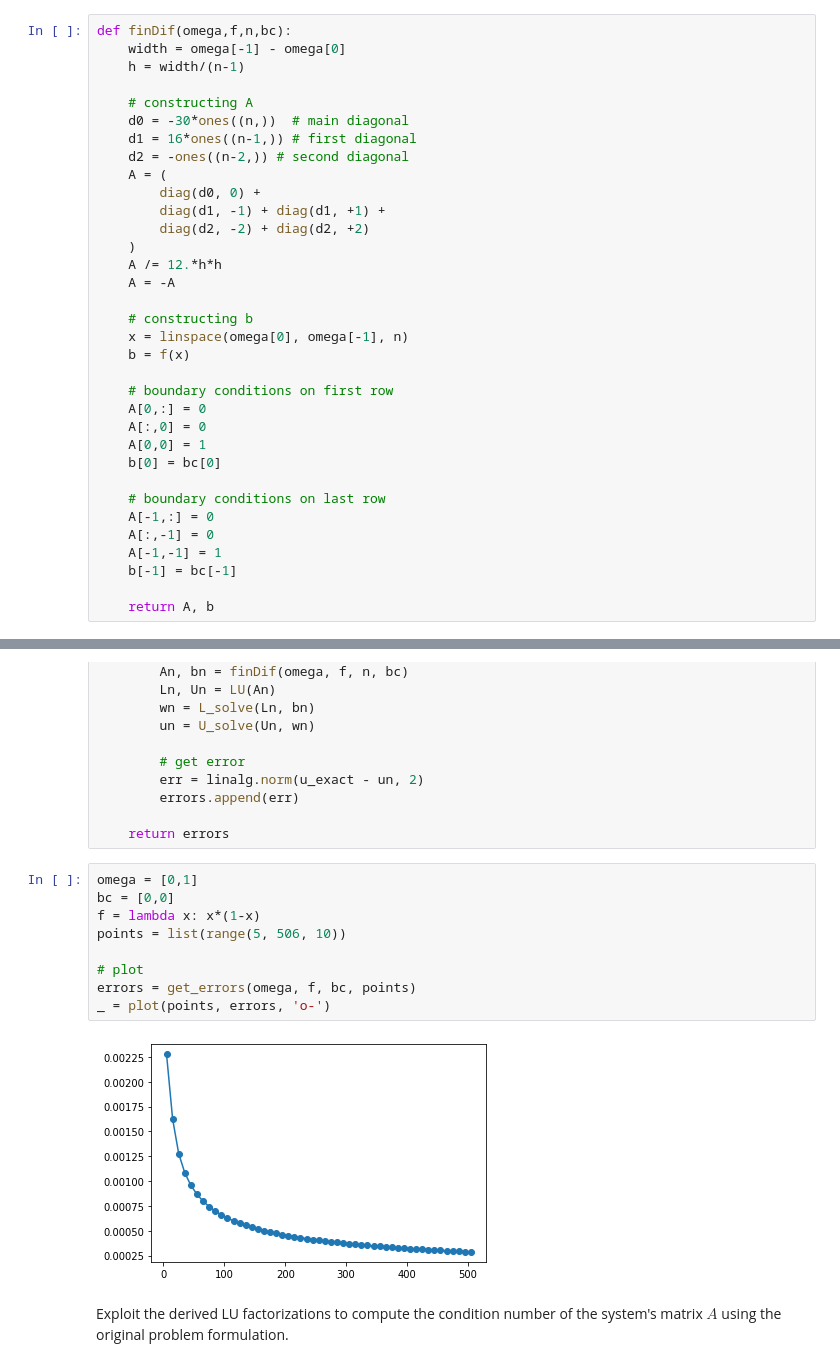
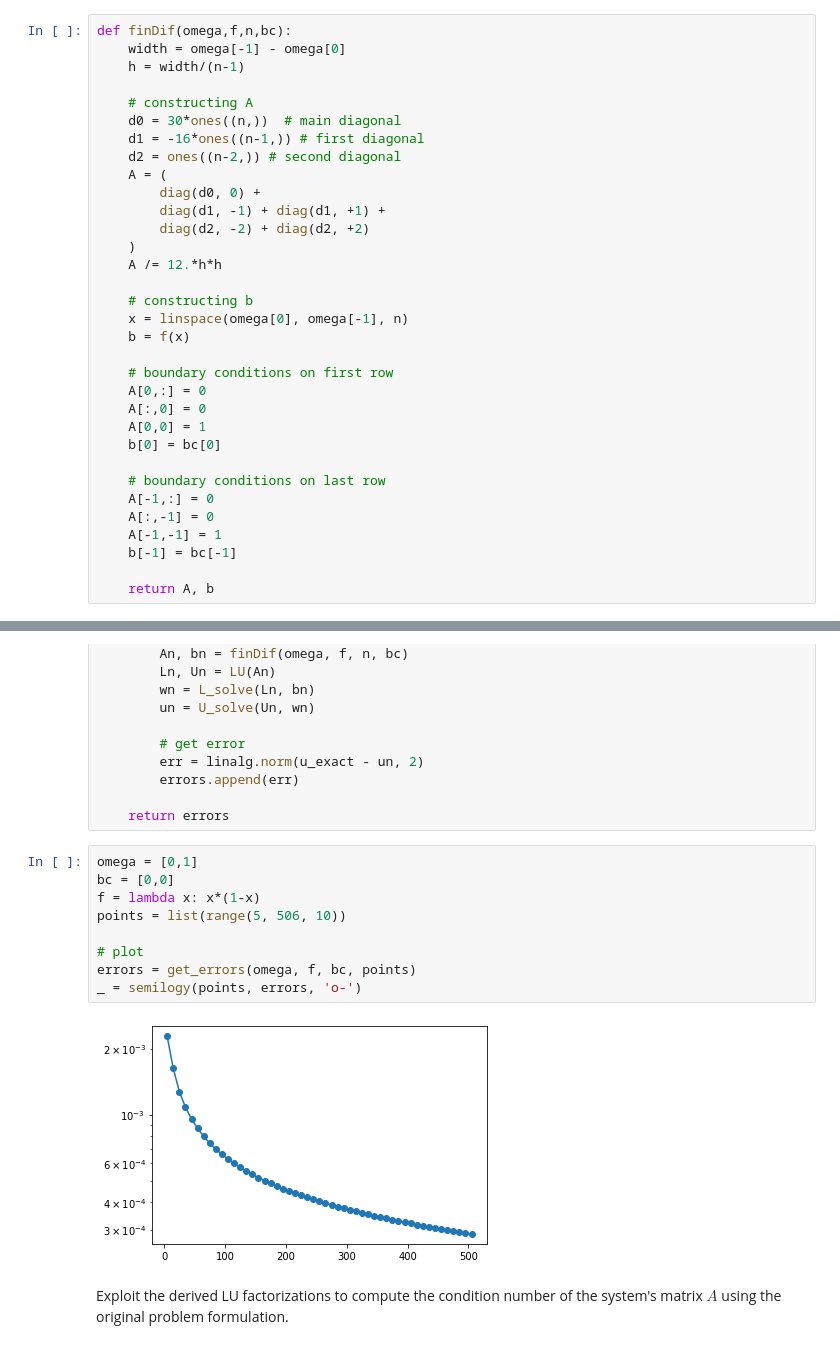
Before and after one commit to mapenzo-ph/numerical-analysis-2021-2022, a Jupyter notebook: FinalProject_2021_2022.ipynb, the cells around one changed output, grey strips where cells are left out. Drawn from its saved outputs; the diff is of its cells as text.

```diff
--- a/FinalProject_2021_2022.ipynb
+++ b/FinalProject_2021_2022.ipynb
@@ -22,16 +22,15 @@ def finDif(omega,f,n,bc):
     h = width/(n-1)
 
     # constructing A
-    d0 = -30*ones((n,))  # main diagonal
-    d1 = 16*ones((n-1,)) # first diagonal
-    d2 = -ones((n-2,)) # second diagonal
+    d0 = 30*ones((n,))  # main diagonal
+    d1 = -16*ones((n-1,)) # first diagonal
+    d2 = ones((n-2,)) # second diagonal
     A = (
         diag(d0, 0) +
         diag(d1, -1) + diag(d1, +1) +
         diag(d2, -2) + diag(d2, +2)
     )
     A /= 12.*h*h
-    A = -A
 
     # constructing b
     x = linspace(omega[0], omega[-1], n)
@@ -184,14 +183,14 @@ def get_errors(omega, f, bc, points):
 # %%
 omega = [0,1]
 bc = [0,0]
 f = lambda x: x*(1-x)
 points = list(range(5, 506, 10))
 
 # plot
 errors = get_errors(omega, f, bc, points)
-_ = plot(points, errors, 'o-')
+_ = semilogy(points, errors, 'o-')
 # %% [output]
-[figure, old version]
+[figure, new version]
 # %% [markdown]
 Exploit the derived LU factorizations to compute the condition number of the system's matrix $A$ using the original problem formulation.
 # %%
```
Also changed, not shown: parts of 9 cells of this notebook.
